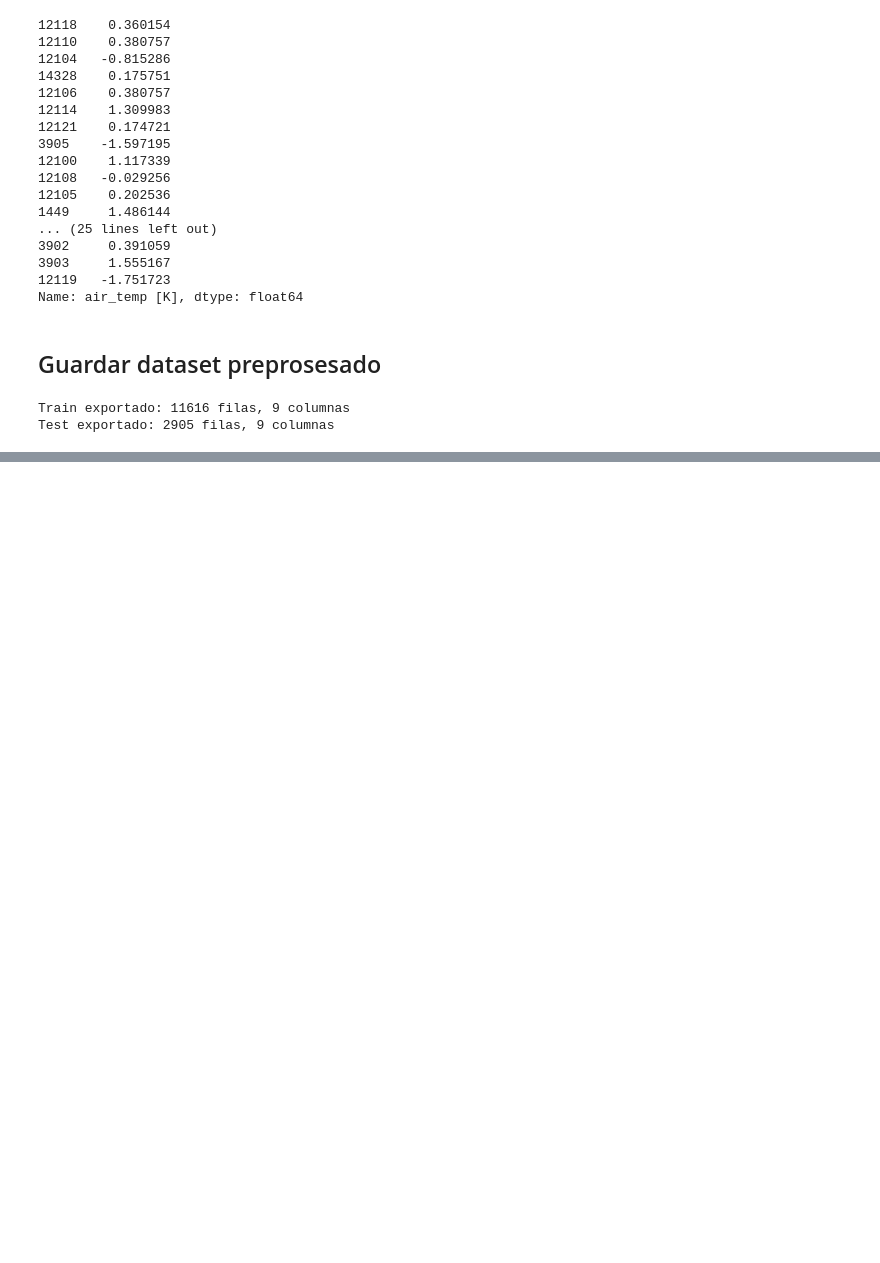
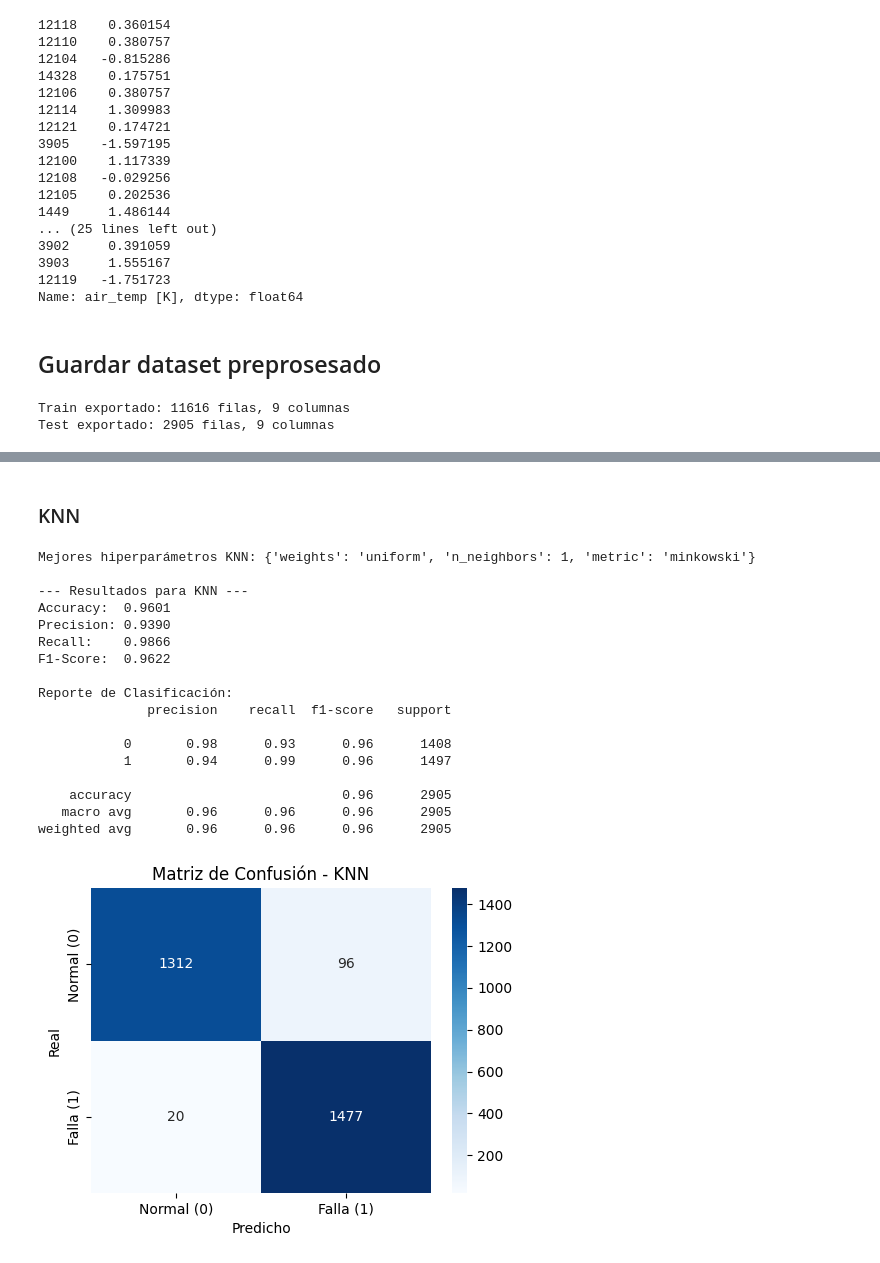
Before and after one commit to gonzag8/TP-Ciencia-de-Datos, a Jupyter notebook: Core/tp_cdd.ipynb, the cells around one changed output, grey strips where cells are left out. Drawn from its saved outputs; the diff is of its cells as text; code cells hidden in the pictures; blank space fills up the shorter version.

Commit message:
Se agregaron los modelos KNN, Naive Bayes y DecisionTree

```diff
--- a/Core/tp_cdd.ipynb
+++ b/Core/tp_cdd.ipynb
@@ -828,0 +825,45 @@ Agregar tareasa que falten o marcar como hechas en caso de hacerlas.
+# %% [markdown]
+### KNN
+# %%
+from sklearn.neighbors import KNeighborsClassifier
+
+# Definir el espacio de búsqueda
+param_dist_knn = {
+    'n_neighbors': range(1, 40),
+    'weights': ['uniform', 'distance'],
+    'metric': ['euclidean', 'manhattan', 'minkowski']
+}
+
+# Inicializar modelo
+knn = KNeighborsClassifier()
+
+# Búsqueda de hiperparámetros con Random Search
+# (Optimizamos para f1 debido a la importancia de detectar fallas)
+rs_knn = RandomizedSearchCV(knn, param_distributions=param_dist_knn,
+                            n_iter=50, cv=5, scoring='f1', random_state=42, n_jobs=-1)
+rs_knn.fit(X_train, y_train)
+
+print(f"Mejores hiperparámetros KNN: {rs_knn.best_params_}\n")
+
+# Evaluar el mejor modelo encontrado
+best_knn = rs_knn.best_estimator_
+evaluate_model(best_knn, X_test, y_test, "KNN")
+# %% [output]
+Mejores hiperparámetros KNN: {'weights': 'uniform', 'n_neighbors': 1, 'metric': 'minkowski'}
+
+--- Resultados para KNN ---
+Accuracy:  0.9601
+Precision: 0.9390
+Recall:    0.9866
+F1-Score:  0.9622
+
+Reporte de Clasificación:
+              precision    recall  f1-score   support
+
+           0       0.98      0.93      0.96      1408
+           1       0.94      0.99      0.96      1497
+
+    accuracy                           0.96      2905
+   macro avg       0.96      0.96      0.96      2905
+weighted avg       0.96      0.96      0.96      2905
+[figure, added]
```
Also changed, not shown: parts of 8 cells of this notebook.
